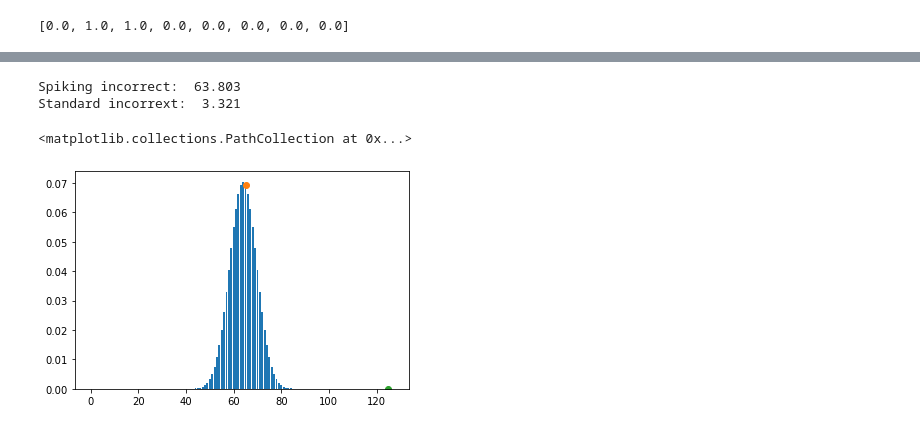
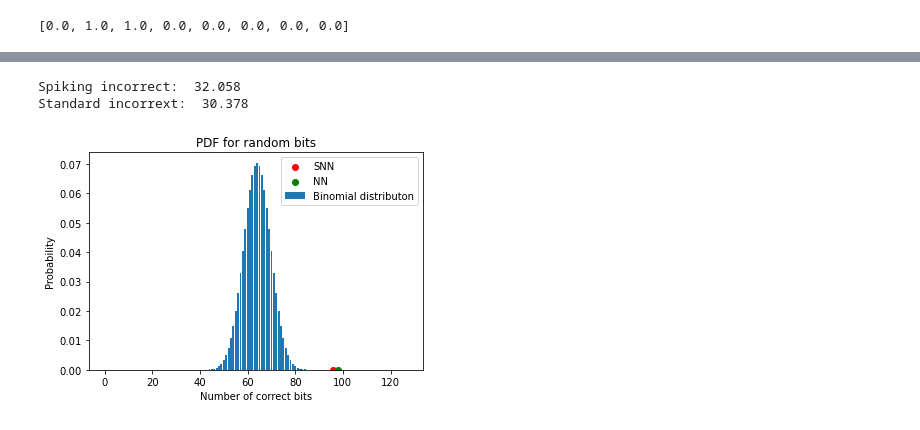
Before and after one commit to pdrabik223/the-neural-cryptography, a Jupyter notebook: experiments/SNN_AES.ipynb, the cells around one changed output, grey strips where cells are left out. Cells and saved outputs as stored; diff of their text form; code cells hidden in the pictures.

Commit message:
xsqr

```diff
--- a/experiments/SNN_AES.ipynb
+++ b/experiments/SNN_AES.ipynb
@@ -209,8 +303,6 @@ for epoch in range(config["no_epochs"]):
     for batch_idx, (x, y) in tqdm(enumerate(train_loader), total=config["batch_size"], desc=f"Epoch {epoch}"):
         spiking.train()
         standard.train()
-
-        y = x
 
         # forward
         output = spiking(x)
@@ -275,0 +327,4 @@ plt.hist(nn_loss_hist,bins=128)
+# %%
+def plot(name):
+    plt.savefig(name)
+    plt.show()
@@ -278,9 +381,9 @@ import numpy as np
 
 def count_bad(input: torch.Tensor, output: torch.Tensor):
     assert len(input) == len(output)
-
     input = input.detach().numpy()
     output = output.detach().numpy()
+    input, output = np.clip(input, 0, 1), np.clip(output, 0, 1)
     input, output = np.around(input, 0) , np.around(output, 0)
     diff = np.abs(input - output)
     return sum(diff)
@@ -298,19 +401,21 @@ samples = 1000
 spiking.eval()
 standard.eval()
 with torch.no_grad():
-    for index in range(samples):
-        inputs, labels = train_loader.next_sub_byte()
-        outputs = spiking(inputs)
-        spiking_global_loss += count_bad(inputs, outputs) / config["num_outputs"]
+    for index, (x, y) in enumerate(test_loader):
+        outputs = spiking(x)
+        spiking_global_loss += count_bad(outputs, y) / config["num_outputs"]
 
-        outputs = standard(inputs)
-        standard_global_loss += count_bad(inputs, outputs) / config["num_outputs"]
+        outputs = standard(x)
+        standard_global_loss += count_bad(outputs, y) / config["num_outputs"]
+
+        if index == samples:
+            break
 
 print("Spiking incorrect: ", config["num_outputs"] * spiking_global_loss / samples)
 print("Standard incorrext: ", config["num_outputs"] * standard_global_loss / samples)
 # %% [output]
-Spiking incorrect:  63.803
-Standard incorrext:  3.321
+Spiking incorrect:  32.058
+Standard incorrext:  30.378
 # %%
 import math
 
@@ -327,13 +432,17 @@ def binomial(k, n, p=0.5):
     """
     return (math.comb(n,k) * (p**k) * ((1-p)**(n-k)))
 # %%
-plt.bar(list(range(config["num_outputs"])), [binomial(i, config["num_outputs"]) for i in range(config["num_outputs"])])
+plt.title("PDF for random bits")
+plt.bar(list(range(config["num_outputs"])), [binomial(i, config["num_outputs"]) for i in range(config["num_outputs"])], label='Binomial distributon')
 
+plt.ylabel("Probability")
+plt.xlabel("Number of correct bits")
 spiking_ok = config["num_outputs"] - int(config["num_outputs"] * spiking_global_loss / samples)
-plt.scatter([spiking_ok],binomial(int(spiking_ok), config["num_outputs"]))
+plt.scatter([spiking_ok],binomial(int(spiking_ok), config["num_outputs"]), color='r', label='SNN')
 
 standard_ok = config["num_outputs"] - int(config["num_outputs"] * standard_global_loss / samples)
-plt.scatter([standard_ok],binomial(int(standard_ok), config["num_outputs"]))
+plt.scatter([standard_ok],binomial(int(standard_ok), config["num_outputs"]), color='g', label='NN')
+plt.legend()
+plot("xsqr_binomial.pgf")
 # %% [output]
-<matplotlib.collections.PathCollection at 0x...>
-[figure, old version]
+[figure, new version]
```
Also changed, not shown: parts of 12 cells of this notebook.
